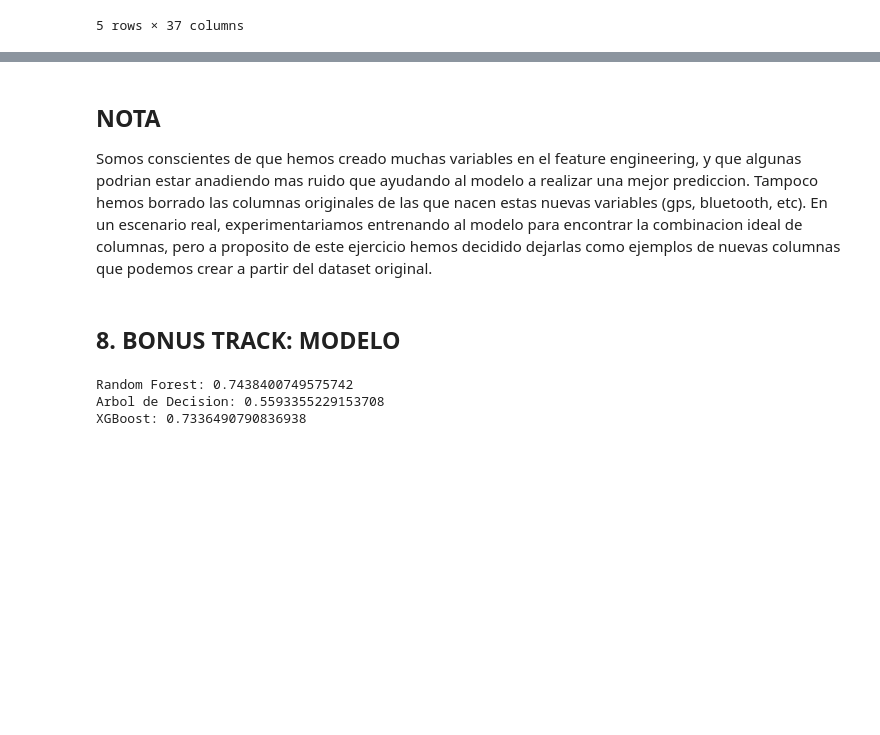
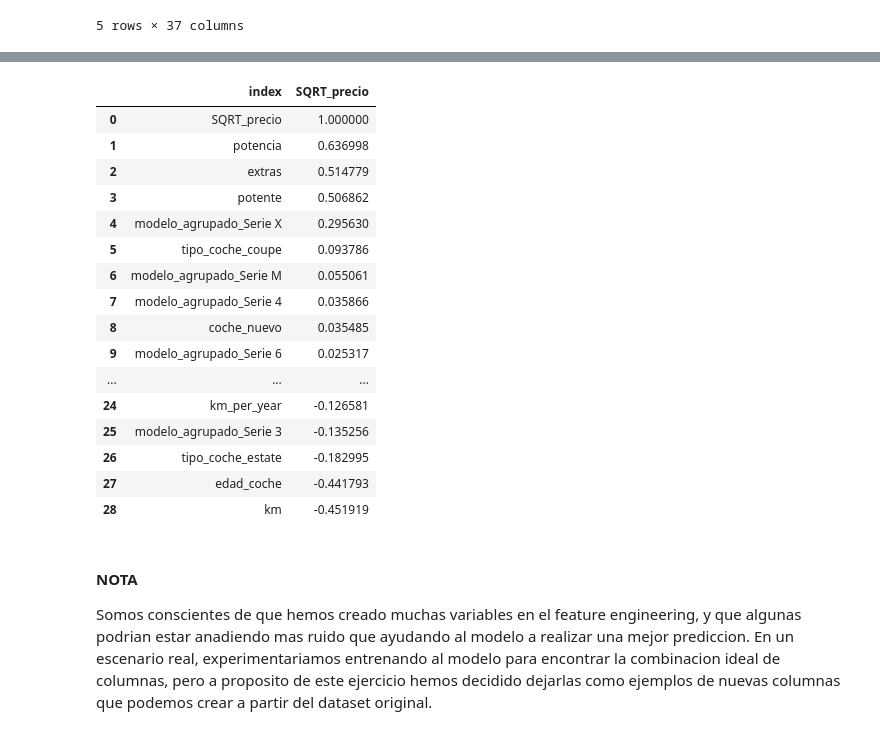
Before and after one commit to gsmanz/Data-Cleaning, a Jupyter notebook: entregable_1_latest.ipynb, the cells around one changed output, grey strips where cells are left out. Cells and saved outputs as stored; diff of their text form; code cells hidden in the pictures; blank space fills up the shorter version.

```diff
--- a/entregable_1_latest.ipynb
+++ b/entregable_1_latest.ipynb
@@ -1556,5 +1560,30 @@ Name: SQRT_precio, dtype: float64
+# %%
+# La variable extras correlaciona muy bien con el target, borraremos las columnas de las que parte para ahorrarle ruido al modelo
+
+df_no_nulos_no_outliers_escalado.drop(columns=['camara_trasera', 'gps', 'bluetooth', 'aire_acondicionado', 'volante_regulable', 'alerta_lim_velocidad', 'elevalunas_electrico'],
+                                      inplace=True)
+
+corr = df_no_nulos_no_outliers_escalado.corr(numeric_only=True)
+
+corr['SQRT_precio'].sort_values(ascending=False).reset_index()
+# %% [output]
+|  | index | SQRT_precio |
+| 0 | SQRT_precio | 1.000000 |
+| 1 | potencia | 0.636998 |
+| 2 | extras | 0.514779 |
+| 3 | potente | 0.506862 |
+| 4 | modelo_agrupado_Serie X | 0.295630 |
+| 5 | tipo_coche_coupe | 0.093786 |
+| 6 | modelo_agrupado_Serie M | 0.055061 |
+| 7 | modelo_agrupado_Serie 4 | 0.035866 |
+| 8 | coche_nuevo | 0.035485 |
+| 9 | modelo_agrupado_Serie 6 | 0.025317 |
+| ... | ... | ... |
+| 24 | km_per_year | -0.126581 |
+| 25 | modelo_agrupado_Serie 3 | -0.135256 |
+| 26 | tipo_coche_estate | -0.182995 |
+| 27 | edad_coche | -0.441793 |
+| 28 | km | -0.451919 |
 # %% [markdown]
-## NOTA
-Somos conscientes de que hemos creado muchas variables en el feature engineering, y que algunas podrian estar anadiendo mas ruido que ayudando al modelo a realizar una mejor prediccion. Tampoco hemos borrado las columnas originales de las que nacen estas nuevas variables (gps, bluetooth, etc). En un escenario real, experimentariamos entrenando al modelo para encontrar la combinacion ideal de columnas, pero a proposito de este ejercicio hemos decidido dejarlas como ejemplos de nuevas columnas que podemos crear a partir del dataset original.
+#### NOTA
+Somos conscientes de que hemos creado muchas variables en el feature engineering, y que algunas podrian estar anadiendo mas ruido que ayudando al modelo a realizar una mejor prediccion. En un escenario real, experimentariamos entrenando al modelo para encontrar la combinacion ideal de columnas, pero a proposito de este ejercicio hemos decidido dejarlas como ejemplos de nuevas columnas que podemos crear a partir del dataset original.
-# %% [markdown]
-## **8. BONUS TRACK: MODELO**
@@ -1571,17 +1589,0 @@ X_train, X_test, y_train, y_test = train_test_split(X, y, train_size=0.7, random
-# %%
-# Competicion de modelos
-
-modelos = [
-    ('Random Forest', RandomForestRegressor(random_state=42)),
-    ('Arbol de Decision', DecisionTreeRegressor(random_state=42)),
-    ('XGBoost', XGBRegressor(random_state=42))
-]
-
-for nombre, modelo in modelos:
-    modelo.fit(X_train, y_train)
-    score = modelo.score(X_test, y_test)
-    print(f'{nombre}: {score}')
-# %% [output]
-Random Forest: 0.7438400749575742
-Arbol de Decision: 0.5593355229153708
-XGBoost: 0.7336490790836938
```
Also changed, not shown: parts of 9 cells of this notebook, 1 other file.
